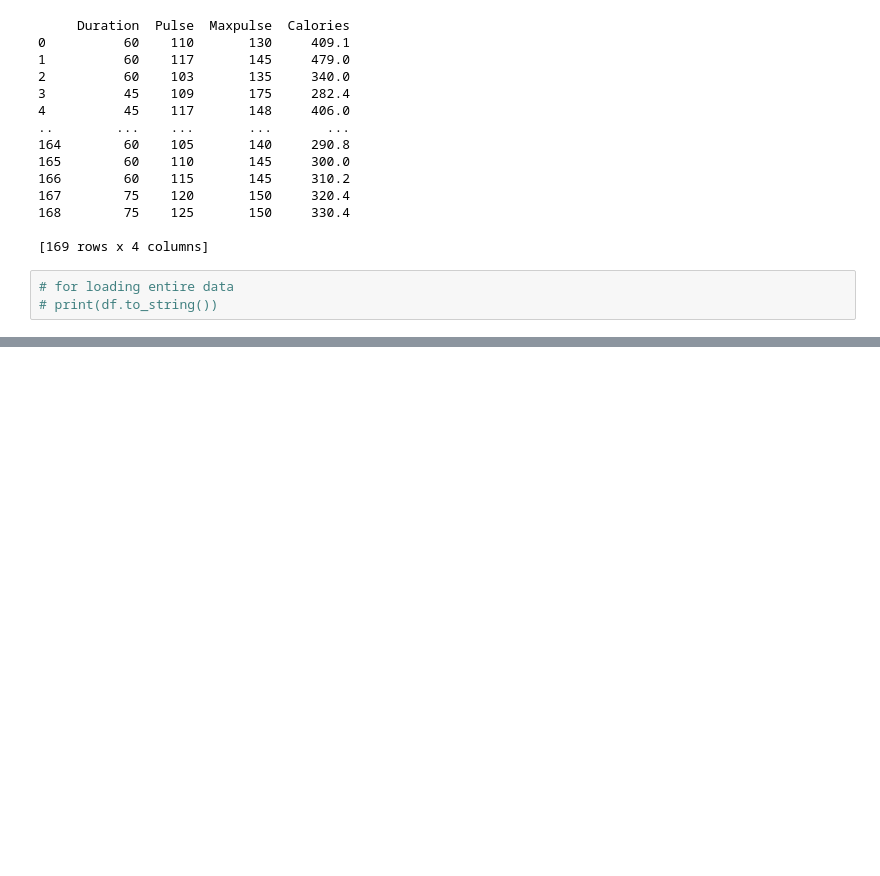
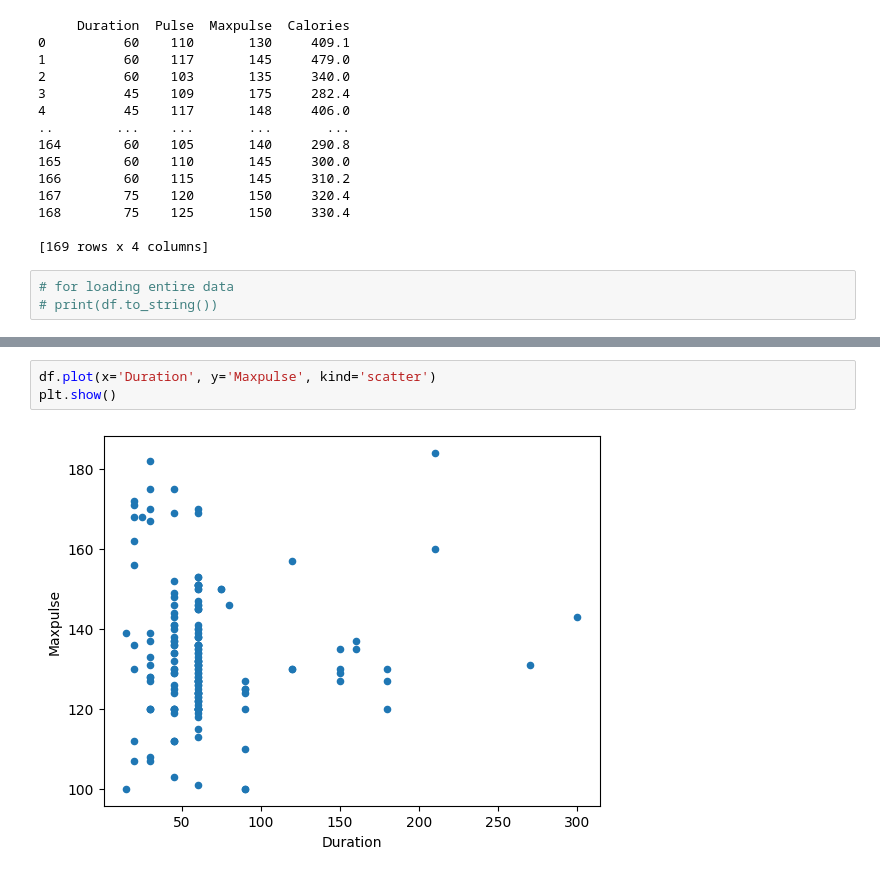
Before and after one commit to Yogesh0801/Python_Programming, a Jupyter notebook: python Library/pandas.ipynb, the cells around one changed output, grey strips where cells are left out. Cells and saved outputs as stored; diff of their text form; blank space fills up the shorter version.

```diff
--- a/python Library/pandas.ipynb
+++ b/python Library/pandas.ipynb
@@ -173,0 +670,5 @@ print(df)
+# %%
+df.plot(x='Duration', y='Maxpulse', kind='scatter')
+plt.show()
+# %% [output]
+[figure, added]
```
Also changed, not shown: parts of 46 cells of this notebook, 2 other files.
